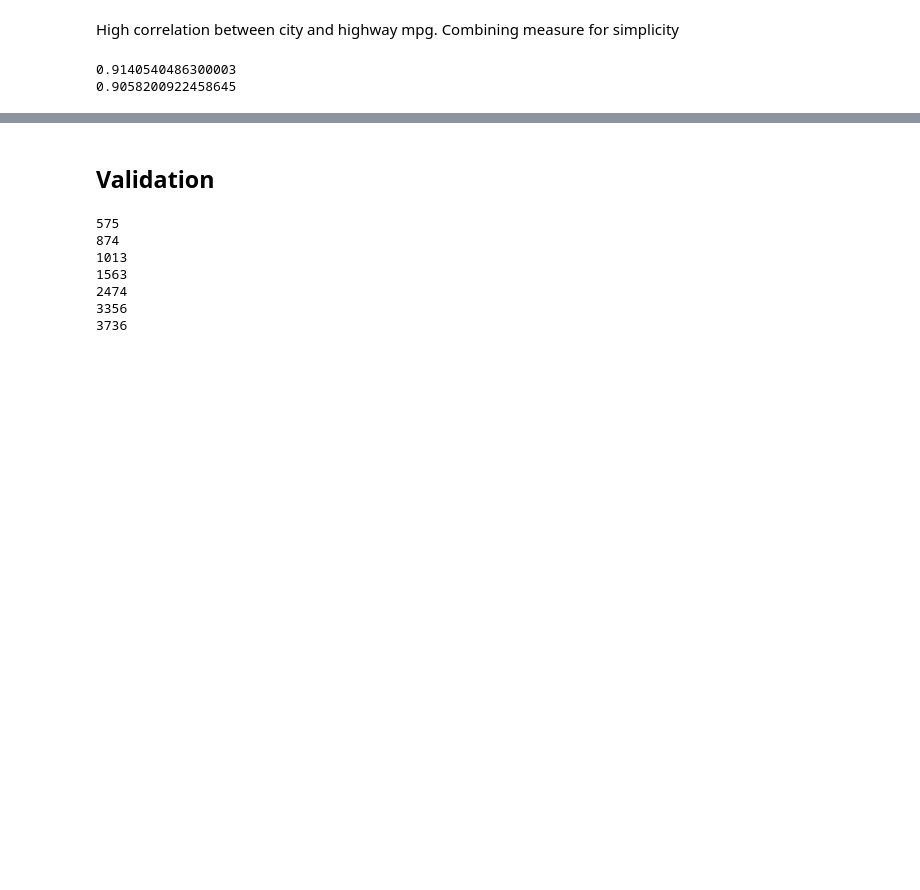
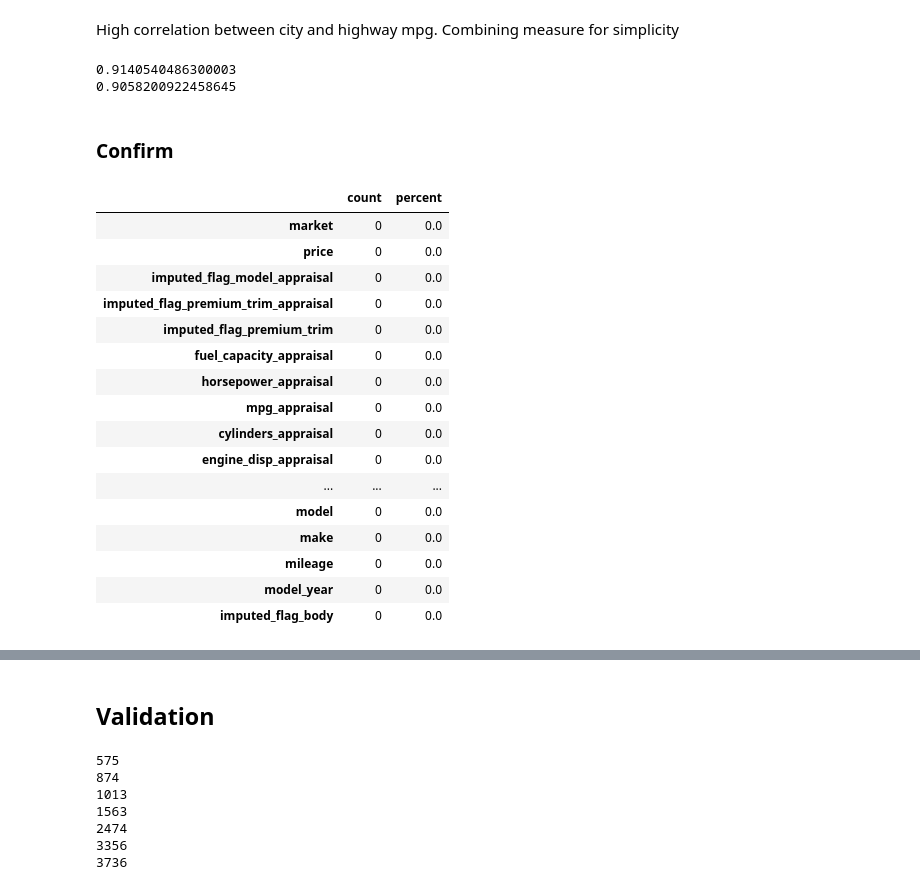
Before and after one commit to sheacon/carmax_showcase, a Jupyter notebook: 0_data_carmax.ipynb, the cells around one changed output, grey strips where cells are left out. Saved outputs shown, nothing was run; the diff lists cells and outputs as text; code cells hidden in the pictures; blank space fills up the shorter version.

```diff
--- a/0_data_carmax.ipynb
+++ b/0_data_carmax.ipynb
@@ -499,3 +361,28 @@ mpg_appraisal = (0.55*df['mpg_city_appraisal'] + 0.45*df['mpg_highway_appraisal'
 df.insert(df.columns.get_loc('mpg_city'), 'mpg', mpg)
 df.insert(df.columns.get_loc('mpg_city_appraisal'), 'mpg_appraisal', mpg_appraisal)
 df.drop(columns=['mpg_city','mpg_highway','mpg_city_appraisal','mpg_highway_appraisal'], inplace=True)
+# %% [markdown]
+### Confirm
+# %%
+# na counts
+pd.DataFrame({'count':df.isna().sum()
+             ,'percent':(df.isna().sum()/df.shape[0]).round(decimals=2)}
+    ).sort_values(by='count', ascending=False)
+# %% [output]
+|  | count | percent |
+| market | 0 | 0.0 |
+| price | 0 | 0.0 |
+| imputed_flag_model_appraisal | 0 | 0.0 |
+| imputed_flag_premium_trim_appraisal | 0 | 0.0 |
+| imputed_flag_premium_trim | 0 | 0.0 |
+| fuel_capacity_appraisal | 0 | 0.0 |
+| horsepower_appraisal | 0 | 0.0 |
+| mpg_appraisal | 0 | 0.0 |
+| cylinders_appraisal | 0 | 0.0 |
+| engine_disp_appraisal | 0 | 0.0 |
+| ... | ... | ... |
+| model | 0 | 0.0 |
+| make | 0 | 0.0 |
+| mileage | 0 | 0.0 |
+| model_year | 0 | 0.0 |
+| imputed_flag_body | 0 | 0.0 |
```
Also changed, not shown: parts of 39 cells of this notebook.
